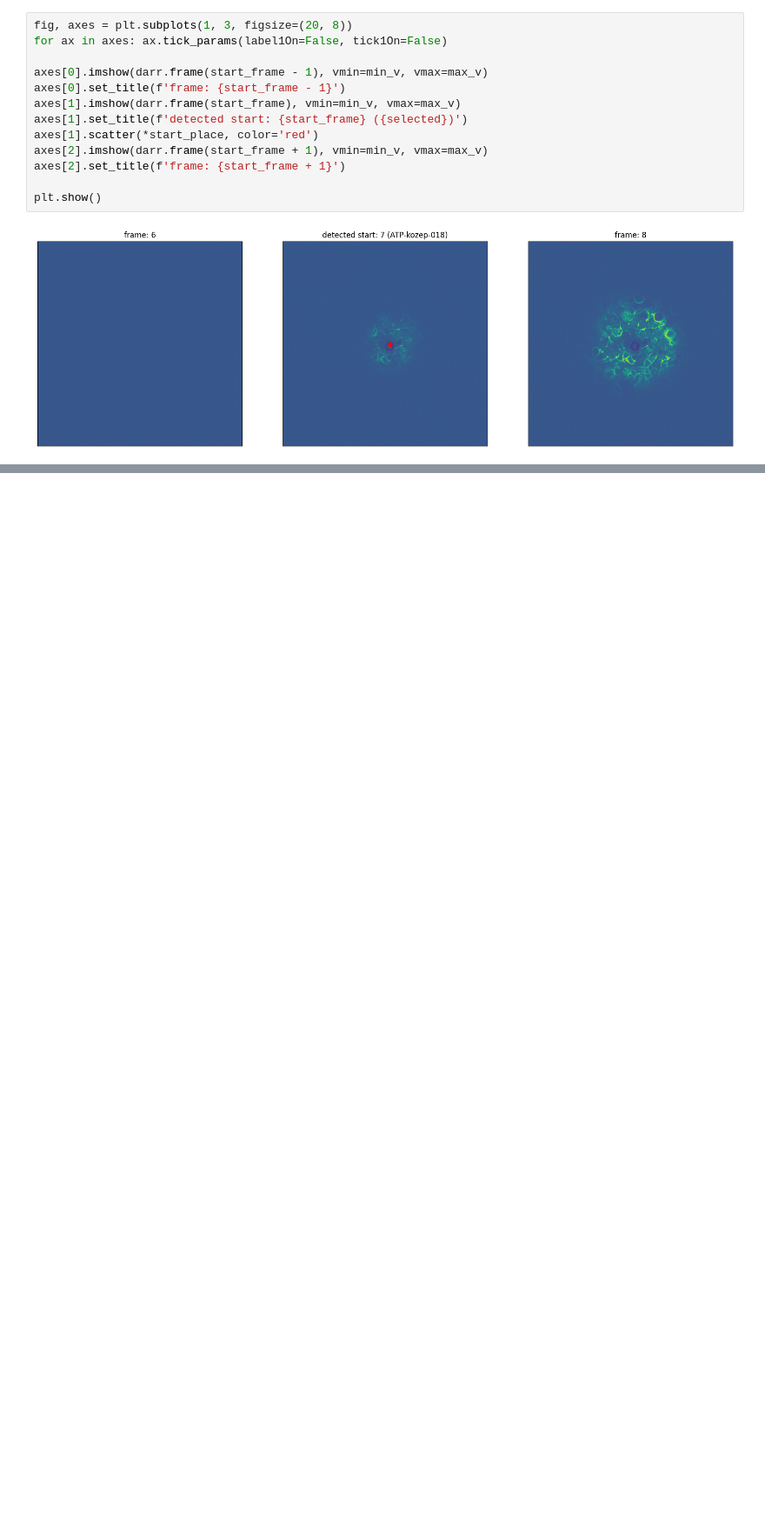
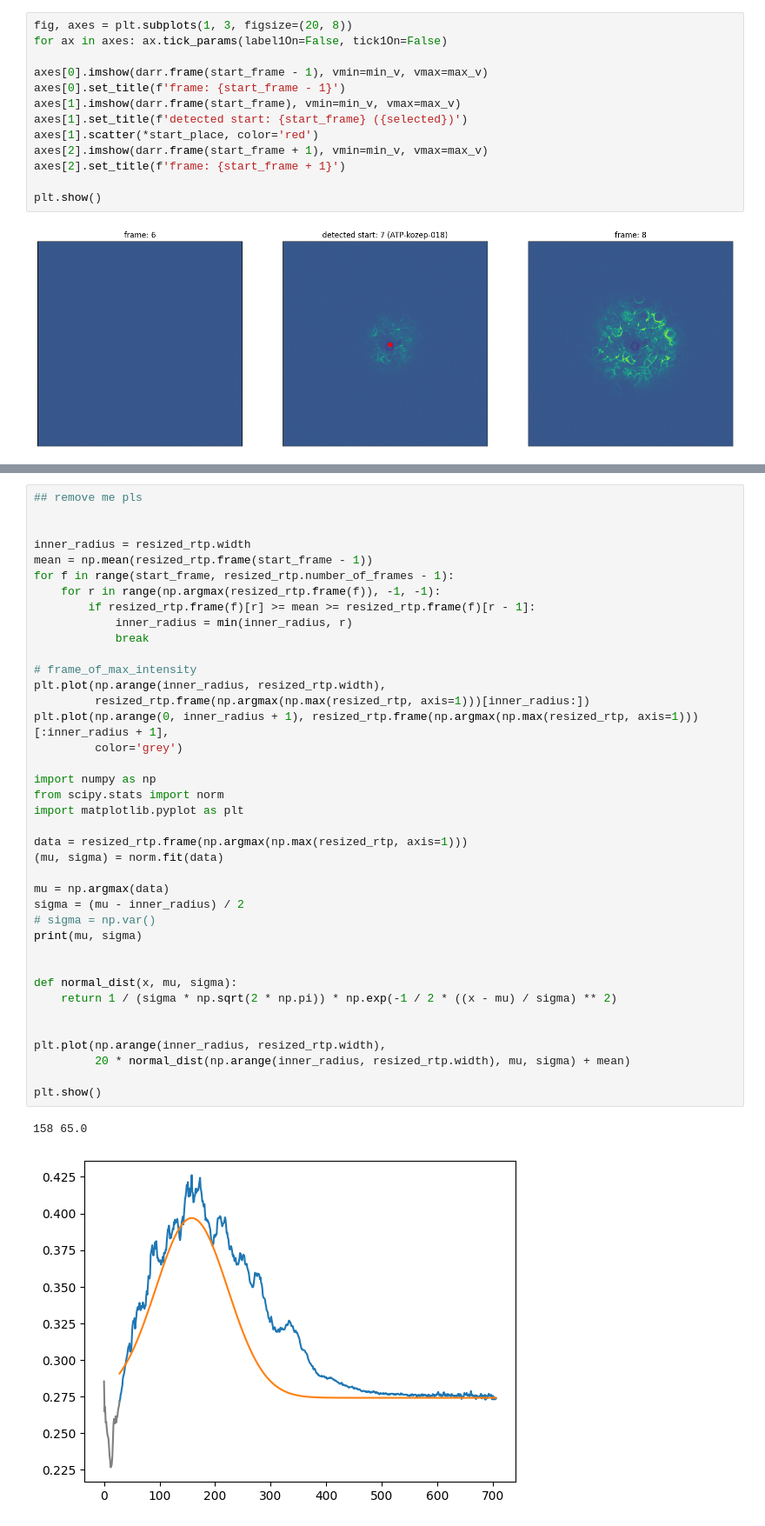
Before and after one commit to 00I0/H-CEMM, a Jupyter notebook: src/colab.ipynb, the cells around one changed output, grey strips where cells are left out. Shown at 87% size. Cells and saved outputs as stored; diff of their text form; blank space fills up the shorter version.

```diff
--- a/src/colab.ipynb
+++ b/src/colab.ipynb
@@ -747,3 +777,45 @@ on_pde_change()
 [interactive output not drawn]
 [interactive output not drawn]
 [interactive output not drawn]
+# %%
+## remove me pls
+
+
+inner_radius = resized_rtp.width
+mean = np.mean(resized_rtp.frame(start_frame - 1))
+for f in range(start_frame, resized_rtp.number_of_frames - 1):
+    for r in range(np.argmax(resized_rtp.frame(f)), -1, -1):
+        if resized_rtp.frame(f)[r] >= mean >= resized_rtp.frame(f)[r - 1]:
+            inner_radius = min(inner_radius, r)
+            break
+
+# frame_of_max_intensity
+plt.plot(np.arange(inner_radius, resized_rtp.width),
+         resized_rtp.frame(np.argmax(np.max(resized_rtp, axis=1)))[inner_radius:])
+plt.plot(np.arange(0, inner_radius + 1), resized_rtp.frame(np.argmax(np.max(resized_rtp, axis=1)))[:inner_radius + 1],
+         color='grey')
+
+import numpy as np
+from scipy.stats import norm
+import matplotlib.pyplot as plt
+
+data = resized_rtp.frame(np.argmax(np.max(resized_rtp, axis=1)))
+(mu, sigma) = norm.fit(data)
+
+mu = np.argmax(data)
+sigma = (mu - inner_radius) / 2
+# sigma = np.var()
+print(mu, sigma)
+
+
+def normal_dist(x, mu, sigma):
+    return 1 / (sigma * np.sqrt(2 * np.pi)) * np.exp(-1 / 2 * ((x - mu) / sigma) ** 2)
+
+
+plt.plot(np.arange(inner_radius, resized_rtp.width),
+         20 * normal_dist(np.arange(inner_radius, resized_rtp.width), mu, sigma) + mean)
+
+plt.show()
+# %% [output]
+158 65.0
+[figure, added]
```
Also changed, not shown: parts of 4 cells of this notebook, 10 other files.
